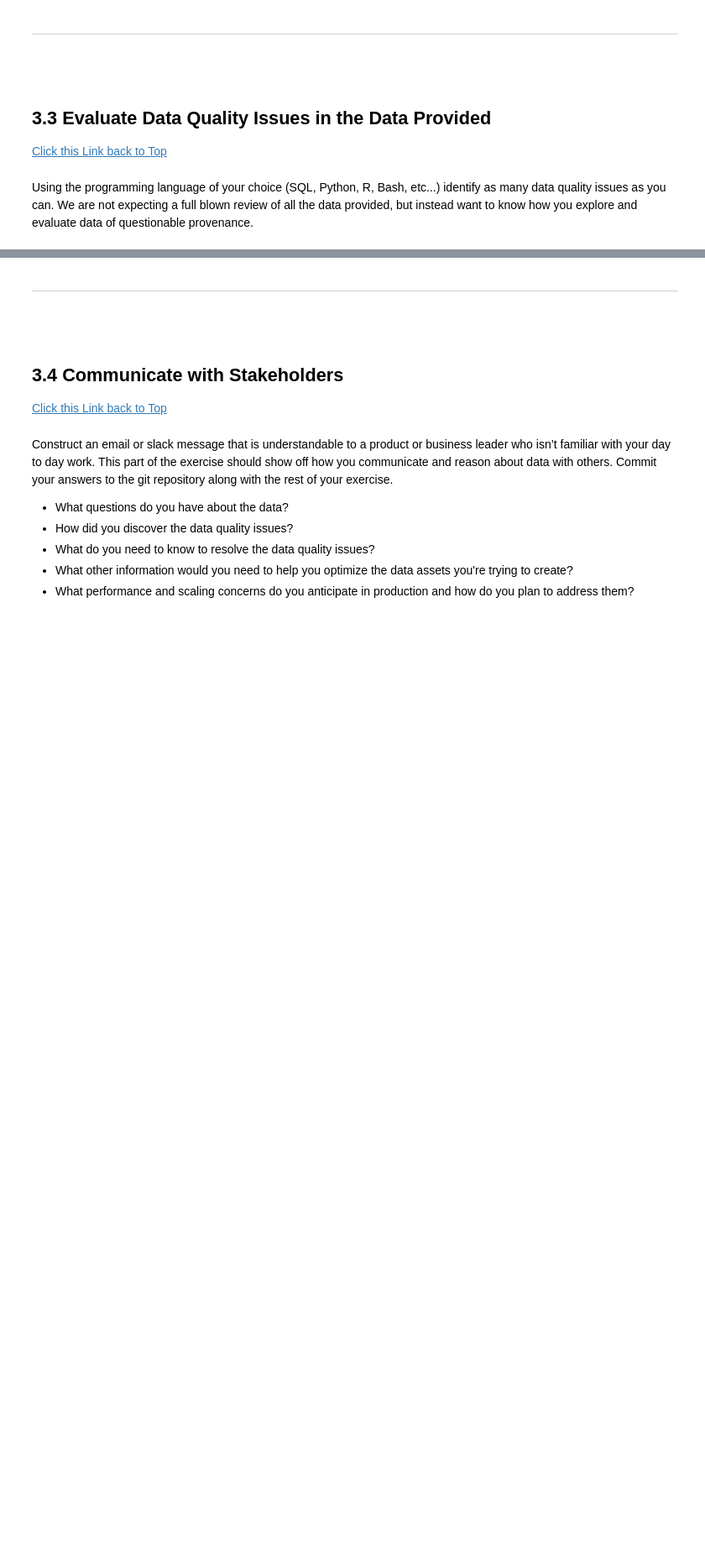
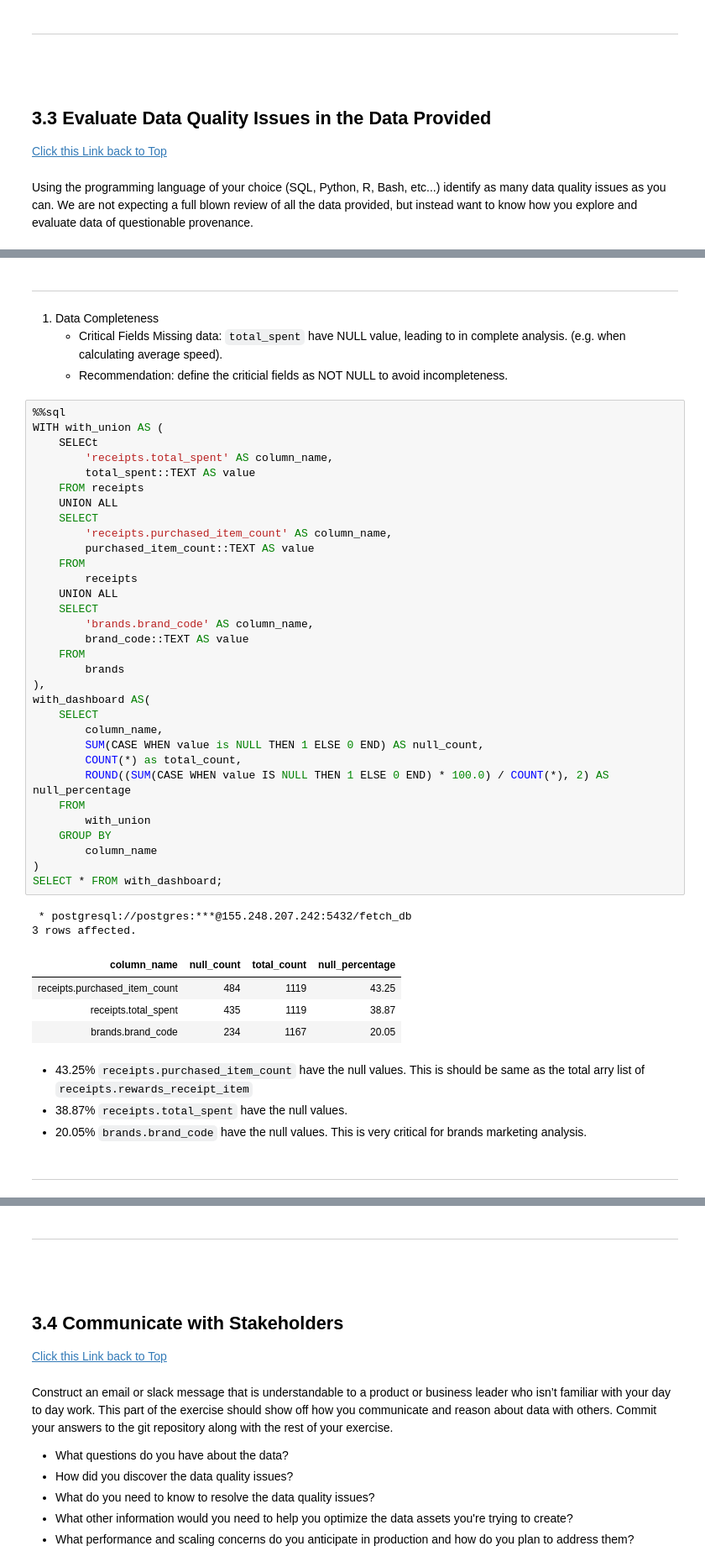
Before and after one commit to L3P3titPrince/015_FetchRewards_HW, a Jupyter notebook: src/FetchRewards_HW.ipynb, the cells around one changed output, grey strips where cells are left out. Shown: that part at 84% size. Cells and saved outputs as stored; diff of their text form; blank space fills up the shorter version.

```diff
--- a/src/FetchRewards_HW.ipynb
+++ b/src/FetchRewards_HW.ipynb
@@ -1986 +2001,52 @@ Using the programming language of your choice (SQL, Python, R, Bash, etc...) ide
+# %% [markdown]
+---------------------
+# %% [markdown]
+1. Data Completeness
+   - Critical Fields Missing data: `total_spent` have NULL value, leading to in complete analysis. (e.g. when calculating average speed).
+   - Recommendation: define the criticial fields as NOT NULL to avoid incompleteness.
+# %%
+%%sql
+WITH with_union AS (
+    SELECt
+        'receipts.total_spent' AS column_name,
+        total_spent::TEXT AS value
+    FROM receipts
+    UNION ALL
+    SELECT
+        'receipts.purchased_item_count' AS column_name,
+        purchased_item_count::TEXT AS value
+    FROM
+        receipts
+    UNION ALL
+    SELECT
+        'brands.brand_code' AS column_name,
+        brand_code::TEXT AS value
+    FROM
+        brands
+),
+with_dashboard AS(
+    SELECT
+        column_name,
+        SUM(CASE WHEN value is NULL THEN 1 ELSE 0 END) AS null_count,
+        COUNT(*) as total_count,
+        ROUND((SUM(CASE WHEN value IS NULL THEN 1 ELSE 0 END) * 100.0) / COUNT(*), 2) AS null_percentage
+    FROM
+        with_union
+    GROUP BY
+        column_name
+)
+SELECT * FROM with_dashboard;
+# %% [output]
+ * postgresql://postgres:***@155.248.207.242:5432/fetch_db
+3 rows affected.
+| column_name | null_count | total_count | null_percentage |
+| receipts.purchased_item_count | 484 | 1119 | 43.25 |
+| receipts.total_spent | 435 | 1119 | 38.87 |
+| brands.brand_code | 234 | 1167 | 20.05 |
+# %% [markdown]
+- 43.25% `receipts.purchased_item_count` have the null values. This is should be same as the total arry list of `receipts.rewards_receipt_item`
+- 38.87% `receipts.total_spent` have the null values.
+- 20.05% `brands.brand_code` have the null values. This is very critical for brands marketing analysis.
+# %% [markdown]
+-----------------------
 # %% [markdown]
```
Also changed, not shown: parts of 27 cells of this notebook, 3 other files.
